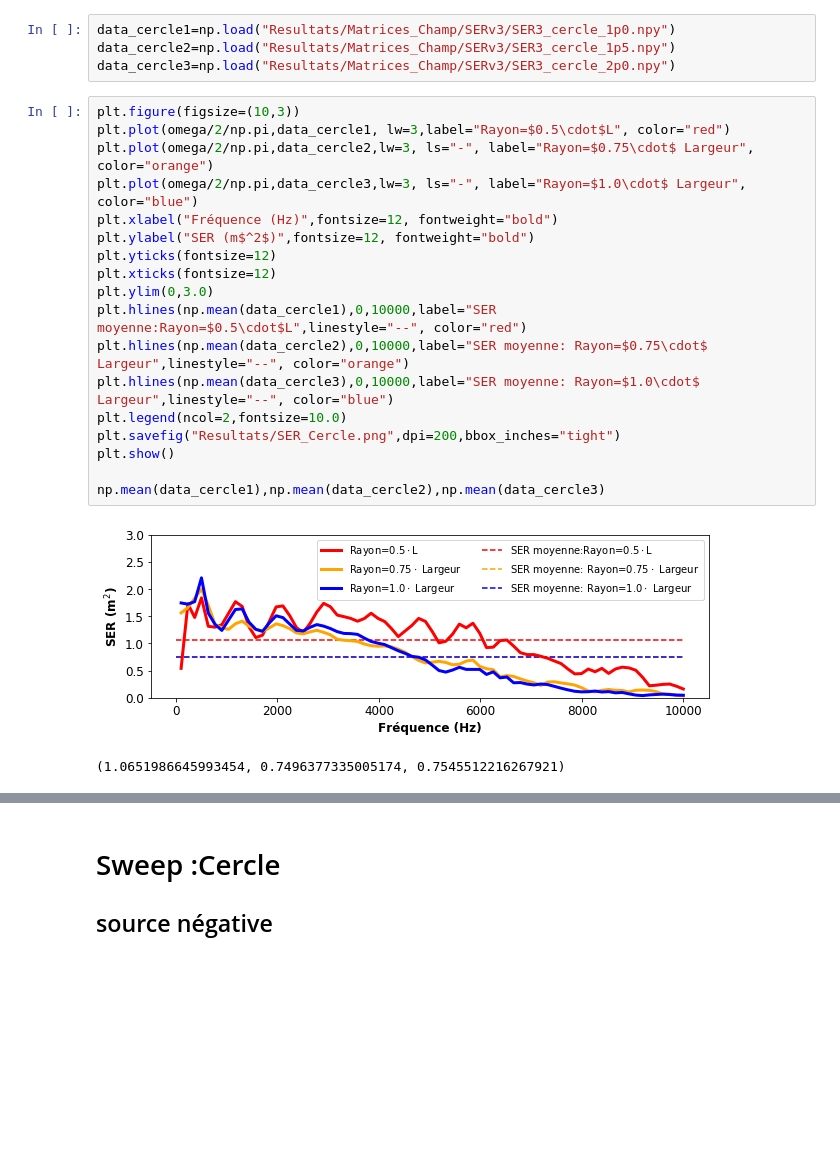
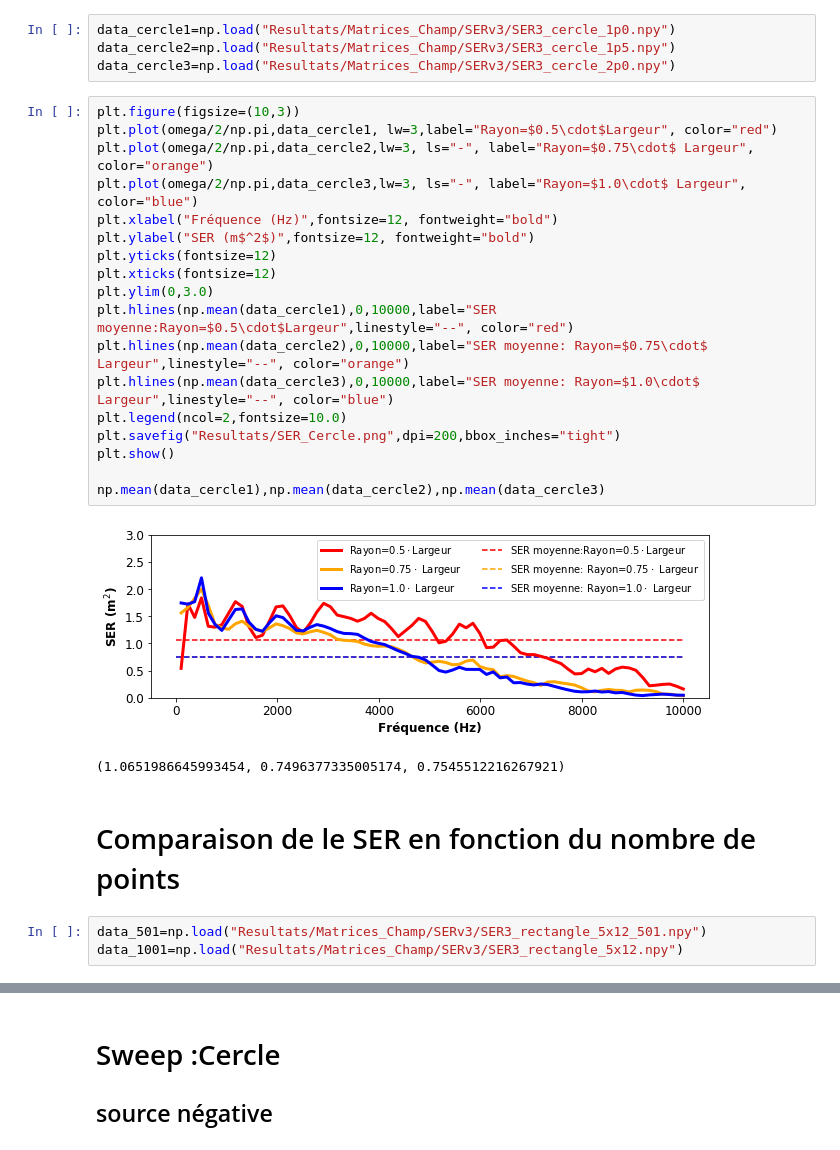
Before and after one commit to pierreluc-plt/ProjetSimulation, a Jupyter notebook: Figure_Resultats.ipynb, the cells around one changed output, grey strips where cells are left out. Saved outputs shown, nothing was run; the diff lists cells and outputs as text; blank space fills up the shorter version.

```diff
--- a/Figure_Resultats.ipynb
+++ b/Figure_Resultats.ipynb
@@ -549,22 +549,27 @@ data_cercle2=np.load("Resultats/Matrices_Champ/SERv3/SER3_cercle_1p5.npy")
 data_cercle3=np.load("Resultats/Matrices_Champ/SERv3/SER3_cercle_2p0.npy")
 # %%
 plt.figure(figsize=(10,3))
-plt.plot(omega/2/np.pi,data_cercle1, lw=3,label="Rayon=$0.5\cdot$L", color="red")
+plt.plot(omega/2/np.pi,data_cercle1, lw=3,label="Rayon=$0.5\cdot$Largeur", color="red")
 plt.plot(omega/2/np.pi,data_cercle2,lw=3, ls="-", label="Rayon=$0.75\cdot$ Largeur", color="orange")
 plt.plot(omega/2/np.pi,data_cercle3,lw=3, ls="-", label="Rayon=$1.0\cdot$ Largeur", color="blue")
 plt.xlabel("Fréquence (Hz)",fontsize=12, fontweight="bold")
 plt.ylabel("SER (m$^2$)",fontsize=12, fontweight="bold")
 plt.yticks(fontsize=12)
 plt.xticks(fontsize=12)
 plt.ylim(0,3.0)
-plt.hlines(np.mean(data_cercle1),0,10000,label="SER moyenne:Rayon=$0.5\cdot$L",linestyle="--", color="red")
+plt.hlines(np.mean(data_cercle1),0,10000,label="SER moyenne:Rayon=$0.5\cdot$Largeur",linestyle="--", color="red")
 plt.hlines(np.mean(data_cercle2),0,10000,label="SER moyenne: Rayon=$0.75\cdot$ Largeur",linestyle="--", color="orange")
 plt.hlines(np.mean(data_cercle3),0,10000,label="SER moyenne: Rayon=$1.0\cdot$ Largeur",linestyle="--", color="blue")
 plt.legend(ncol=2,fontsize=10.0)
 plt.savefig("Resultats/SER_Cercle.png",dpi=200,bbox_inches="tight")
 plt.show()
 
 np.mean(data_cercle1),np.mean(data_cercle2),np.mean(data_cercle3)
 # %% [output]
-[figure, old version]
+[figure, new version]
 (1.0651986645993454, 0.7496377335005174, 0.7545512216267921)
+# %% [markdown]
+# Comparaison de le SER en fonction du nombre de points
+# %%
+data_501=np.load("Resultats/Matrices_Champ/SERv3/SER3_rectangle_5x12_501.npy")
+data_1001=np.load("Resultats/Matrices_Champ/SERv3/SER3_rectangle_5x12.npy")
```
Also changed, not shown: parts of 1 cell of this notebook, 4 other files.
